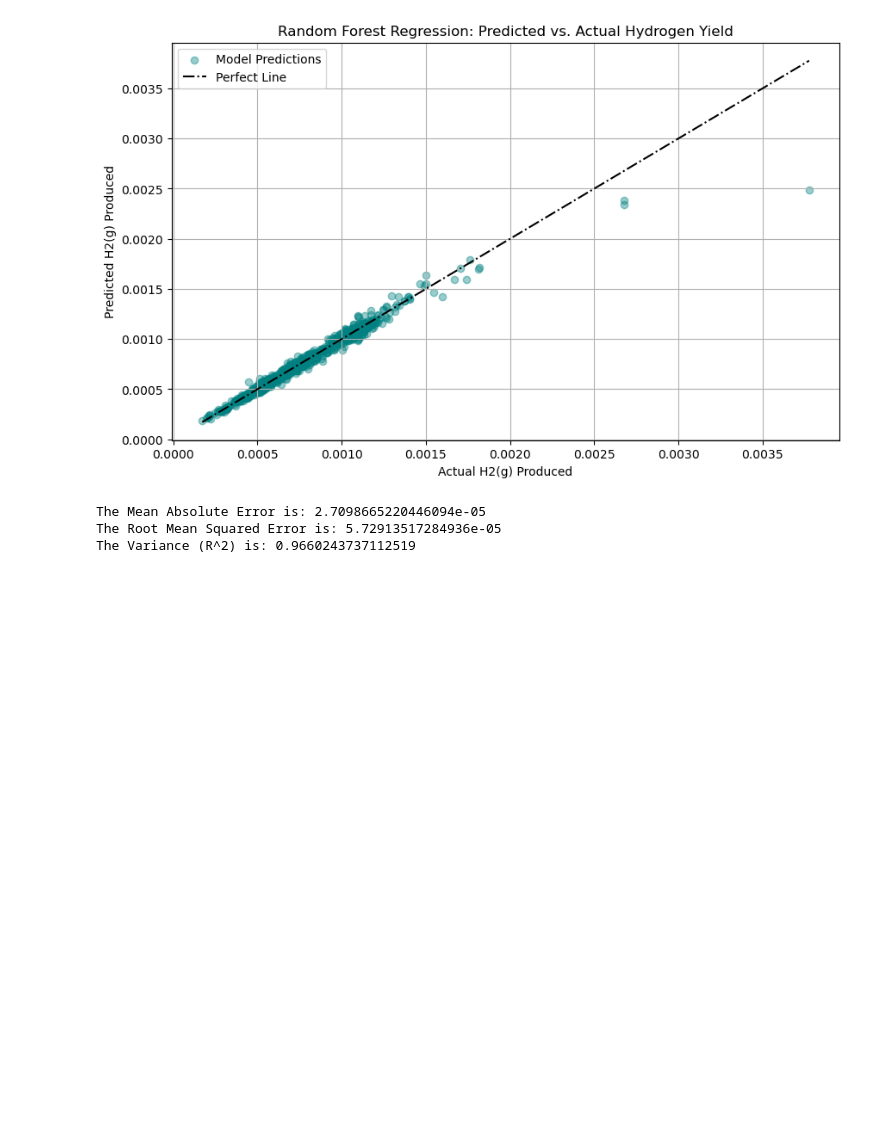
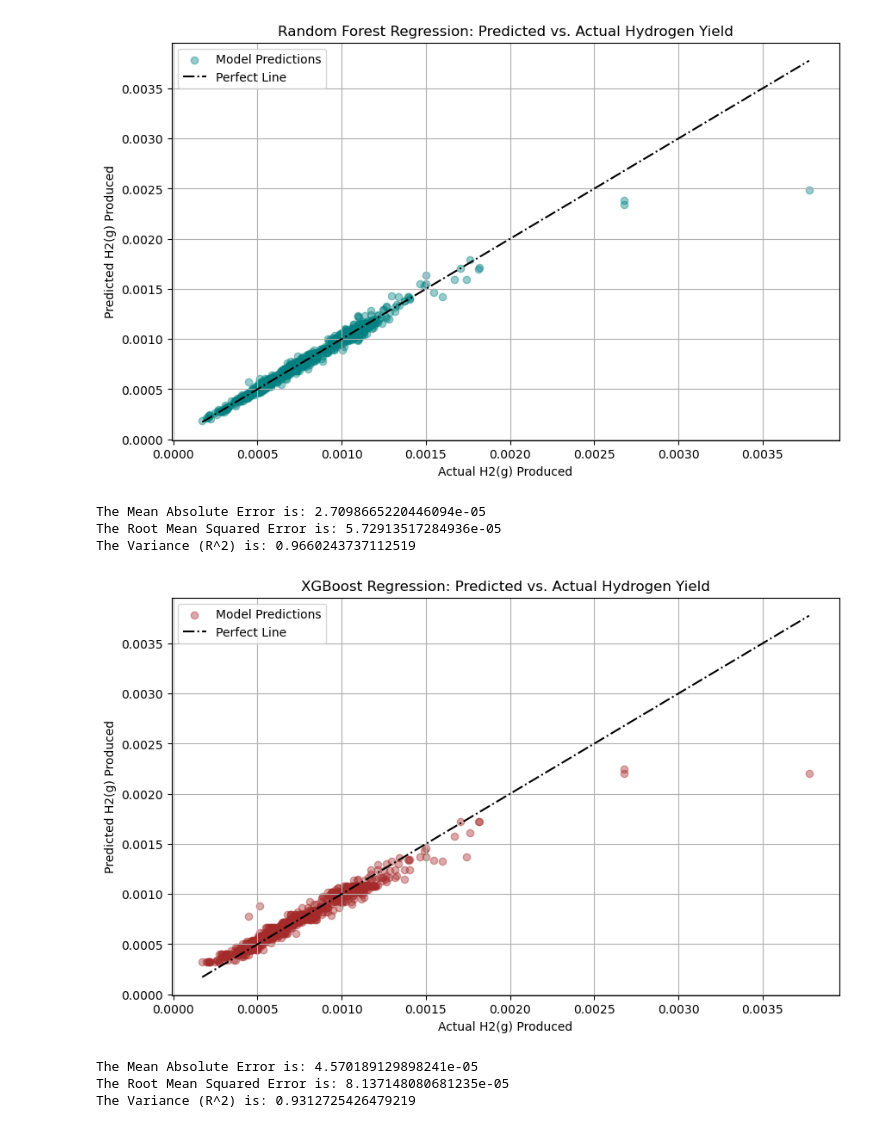
Before and after one commit to MwithHeart/hydrogen-yield-prediction, a Jupyter notebook: notebook/hydrogen_prediction_pipeline.ipynb, the cells around one changed output. Drawn from its saved outputs; the diff is of its cells as text; code cells hidden in the pictures; blank space fills up the shorter version.

Commit message:
Successfully trained the XGBoost model and corrected the summary of the previous models

```diff
--- a/notebook/hydrogen_prediction_pipeline.ipynb
+++ b/notebook/hydrogen_prediction_pipeline.ipynb
@@ -410,0 +411,46 @@ The Variance (R^2) is: 0.9660243737112519
+# %%
+# THIRD MODEL: XGBOOST REGRESSOR
+# Initialize and train the Extreme Gradient Boosting model using default parameters
+xgb = XGBRegressor(random_state=42)
+xgb.fit(X_train, y_train)
+
+# Generate predictions on the test set
+xgb_prediction = xgb.predict(X_test)
+
+# Plot a scatter chart to see how closely the predictions match actual data
+plt.figure(figsize=(10,6))
+plt.scatter(y_test, xgb_prediction, color='brown', alpha=0.4, label='Model Predictions')
+
+perfect_line = np.linspace(min(y_test), max(y_test), 100)
+plt.plot(perfect_line, perfect_line, color='black', linestyle='-.', label='Perfect Line')
+
+plt.title('XGBoost Regression: Predicted vs. Actual Hydrogen Yield')
+plt.xlabel('Actual H2(g) Produced')
+plt.ylabel('Predicted H2(g) Produced')
+
+# To Save the image to the current directory:
+plt.savefig('xgb_regression_predictions.png', dpi=300, bbox_inches='tight')
+
+plt.grid(True)
+plt.legend()
+plt.show()
+# %% [output]
+[figure, added]
+# %%
+# Calculate standard metrics to evaluate model performance
+# Mean Absolute Error (MAE) measures the average size of the prediction errors
+MAE = metrics.mean_absolute_error(y_test, xgb_prediction)
+print(f'The Mean Absolute Error is: {MAE}')
+
+# Root Mean Squared Error (RMSE) measures error size while penalizing larger mistakes
+RMSE = np.sqrt(metrics.mean_squared_error(y_test, xgb_prediction))
+print(f'The Root Mean Squared Error is: {RMSE}')
+
+# R-squared (Variance) measures the percentage of data patterns captured by the model
+# Note: In your comments below, updated the label from 'Random Forest' to 'XGBoost' for clarity
+Variance = metrics.explained_variance_score(y_test, xgb_prediction)
+print(f'The Variance (R^2) is: {Variance}')
+# %% [output]
+The Mean Absolute Error is: 4.570189129898241e-05
+The Root Mean Squared Error is: 8.137148080681235e-05
+The Variance (R^2) is: 0.9312725426479219
```
Also changed, not shown: parts of 3 cells of this notebook.
